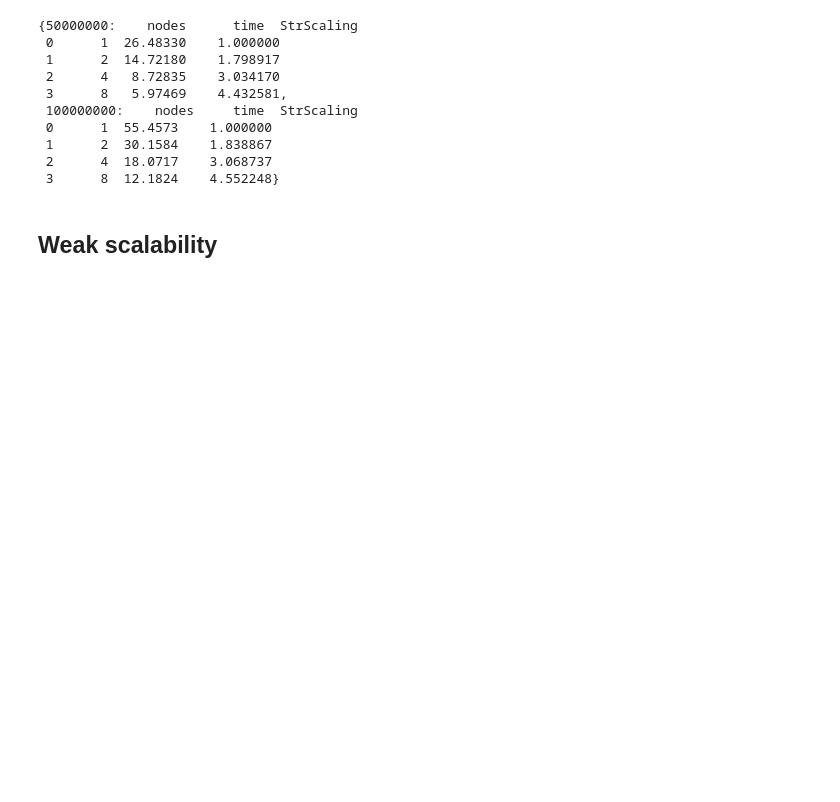
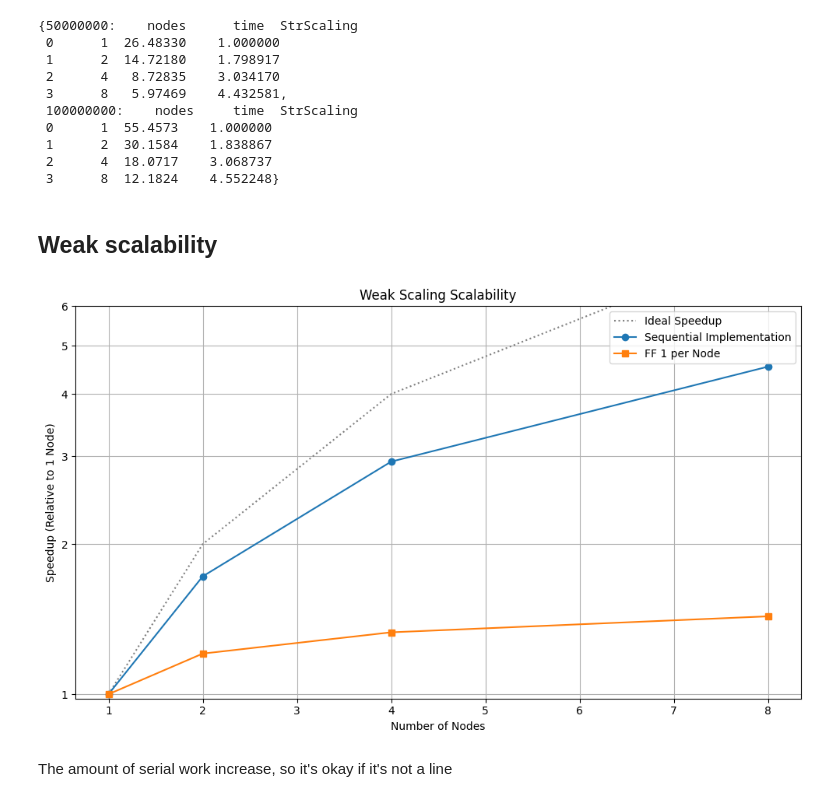
Before and after one commit to DavideB45/SPM, a Jupyter notebook: assignment4/analysis.ipynb, the cells around one changed output. Saved outputs shown, nothing was run; the diff lists cells and outputs as text; code cells hidden in the pictures; blank space fills up the shorter version.

Commit message:
really final plots

```diff
--- a/assignment4/analysis.ipynb
+++ b/assignment4/analysis.ipynb
@@ -707,53 +708,41 @@ best_times['Sequential']
 # %%
 import pandas as pd
 import matplotlib.pyplot as plt
 
-# Load the data
-df_seq = pd.read_csv('results/multinode_seq.csv')
-df_ff_1 = pd.read_csv('results/multinode_ff.csv')
+# Load data
+df_seq = pd.read_csv('results/multinode_seq_weak.csv')
+df_seq_ref = pd.read_csv('results/multinode_seq_weak_ref.csv')
+df_ff_1 = pd.read_csv('results/multinode_ff_weak.csv')
+df_ff_1_ref = pd.read_csv('results/multinode_ff_weak_ref.csv')
 
-PROB_SIZES = [50000000, 100000000]
+# Compute weak scaling speedup
+df_seq['speedup'] = df_seq_ref['time'] / df_seq['time']
+df_ff_1['speedup'] = df_ff_1_ref['time'] / df_ff_1['time']
 
-def get_best_times(df, size):
-    filtered = df[df['size'] == size]
-    return filtered.groupby('nodes')['time'].min().reset_index()
+# Plot
+plt.figure(figsize=(10, 6))
+nodes = df_seq['nodes']
 
-# Collect best times
-best_times = {
-    'Sequential': {size: get_best_times(df_seq, size) for size in PROB_SIZES},
-    'FF 1 per Node': {size: get_best_times(df_ff_1, size) for size in PROB_SIZES},
-}
+# Ideal scaling
+plt.plot(nodes, nodes, linestyle='dotted', color='gray', label='Ideal Speedup')
 
-# Compute strong scaling (speedup relative to 1 node)
-for label in best_times:
-    for size in PROB_SIZES:
-        base_time = best_times[label][size]['time'].iloc[0]
-        best_times[label][size]['StrongScaling'] = base_time / best_times[label][size]['time']
+# Actual
+plt.plot(df_seq['nodes'], df_seq['speedup'], marker='o', label='Sequential Implementation')
+plt.plot(df_ff_1['nodes'], df_ff_1['speedup'], marker='s', label='FF 1 per Node')
 
-# Plotting
-fig, axs = plt.subplots(1, 2, figsize=(14, 6), sharey=True)
-
-for idx, size in enumerate(PROB_SIZES):
-    ax = axs[idx]
-    for label, data in best_times.items():
-        df = data[size]
-        ax.plot(df['nodes'], df['StrongScaling'], marker='o', label=label)
-    # Ideal speedup line
-    nodes = best_times['Sequential'][size]['nodes']
-    ax.plot(nodes, nodes, linestyle='dotted', color='gray', label='Ideal Speedup' if idx == 0 else "")
-    ax.set_title(f'Strong Scaling – Problem Size = {size}')
-    ax.set_xlabel('Number of Nodes')
-    ax.set_yscale('log')
-    ax.set_ylim(0.98, 6)
-    ax.set_yticks([1, 2, 3, 4, 5, 6])
-    ax.set_yticklabels(['1', '2', '3', '4', '5', '6'])
-
-    if idx == 0:
-        ax.set_ylabel('Speedup')
-    ax.grid(True, linestyle='--', linewidth=0.5)
-    ax.legend()
-
-plt.suptitle('Strong Scaling of MPI + FastFlow Implementations')
+# Labels and legend
+plt.yscale('log')
+plt.ylim(0.98, 6)
+plt.yticks([1, 2, 3, 4, 5, 6], ['1', '2', '3', '4', '5', '6'])
+plt.title('Weak Scaling Scalability')
+plt.xlabel('Number of Nodes')
+plt.ylabel('Speedup (Relative to 1 Node)')
+plt.grid(True)
+plt.legend()
 plt.tight_layout()
-plt.savefig('figures/strong_scaling.png', dpi=300, bbox_inches='tight')
+plt.savefig('figures/weak_scaling_mpi.png', dpi=300, bbox_inches='tight')
 plt.show()
+# %% [output]
+[figure, added]
+# %% [markdown]
+The amount of serial work increase, so it's okay if it's not a line
```
Also changed, not shown: parts of 2 cells of this notebook, 1 other file.
